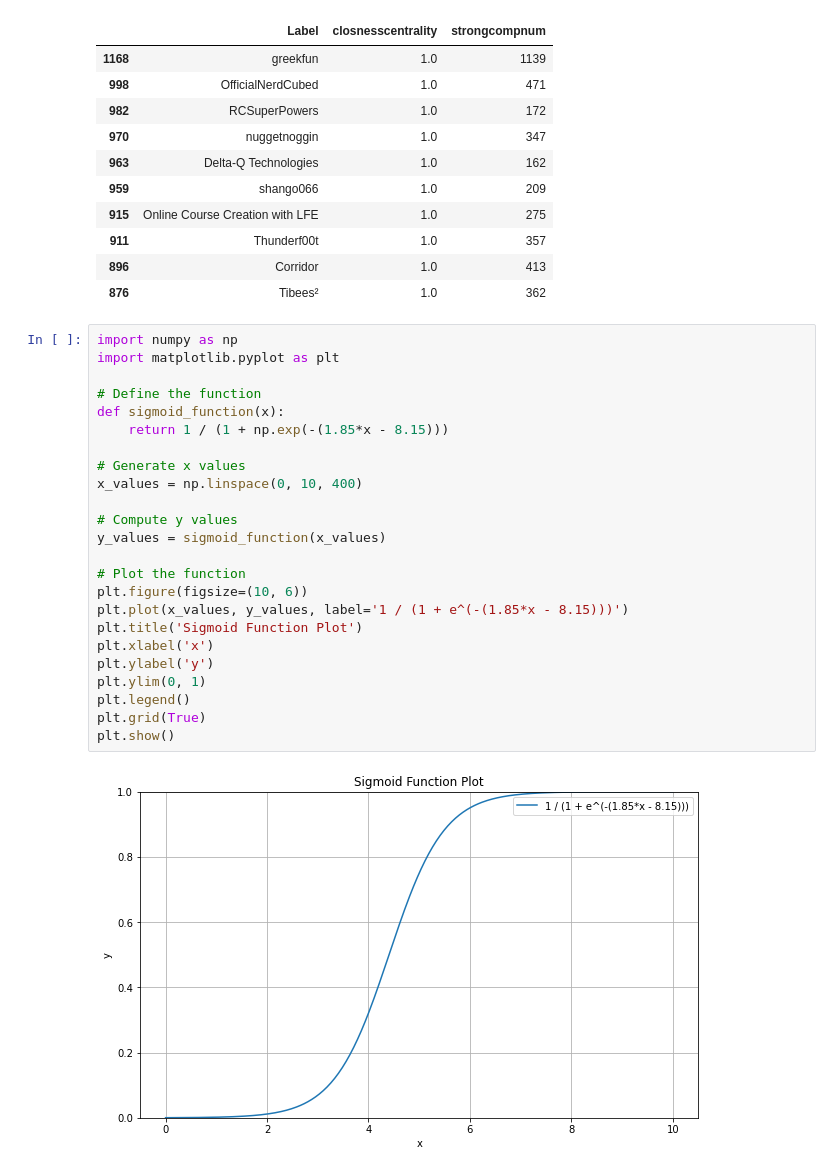
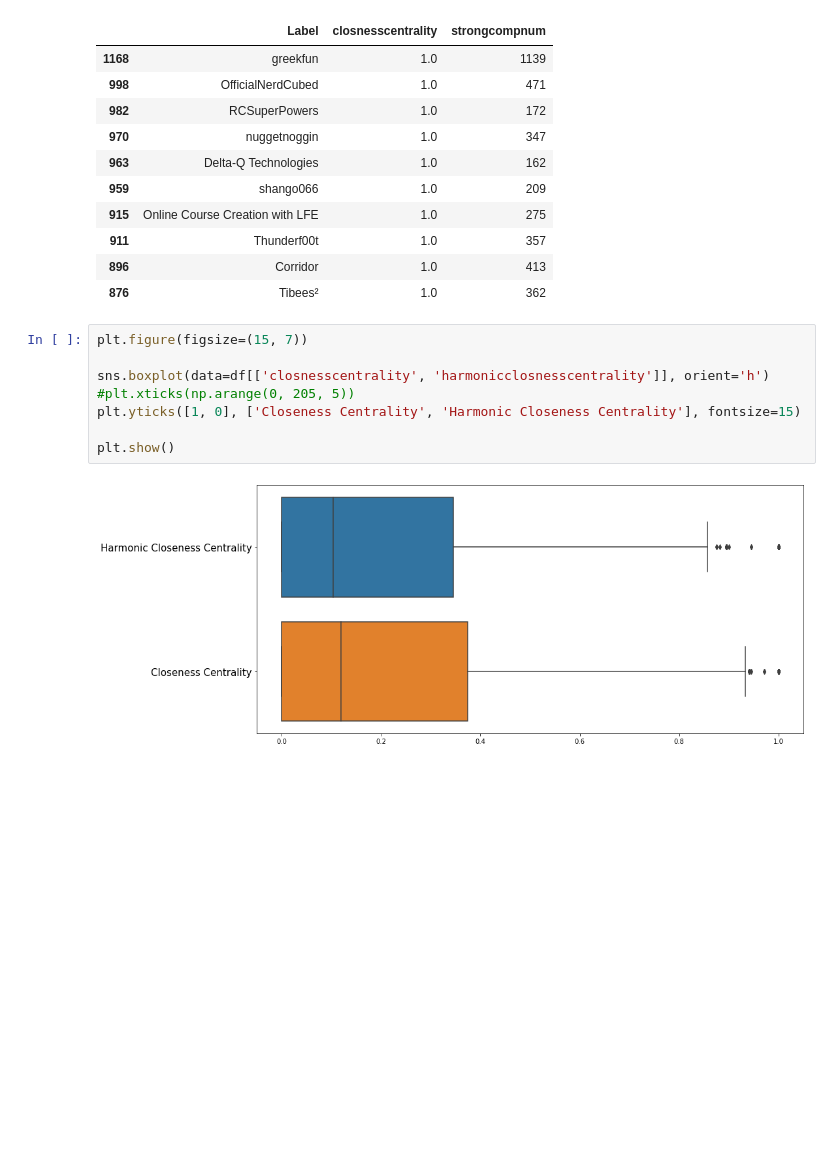
Before and after one commit to alexisfilippakopoulos/Social-Network-Analysis, a Jupyter notebook: data_wrangling.ipynb, the cells around one changed output. Drawn from its saved outputs; the diff is of its cells as text; blank space fills up the shorter version.

```diff
--- a/data_wrangling.ipynb
+++ b/data_wrangling.ipynb
@@ -337,29 +337,13 @@ df[['Label', 'closnesscentrality', 'strongcompnum']].sort_values(by='closnesscen
 | 911 | Thunderf00t | 1.0 | 357 |
 | 896 | Corridor | 1.0 | 413 |
 | 876 | Tibees² | 1.0 | 362 |
-# %%
-import numpy as np
-import matplotlib.pyplot as plt
-
-# Define the function
-def sigmoid_function(x):
-    return 1 / (1 + np.exp(-(1.85*x - 8.15)))
-
-# Generate x values
-x_values = np.linspace(0, 10, 400)
-
-# Compute y values
-y_values = sigmoid_function(x_values)
-
-# Plot the function
-plt.figure(figsize=(10, 6))
-plt.plot(x_values, y_values, label='1 / (1 + e^(-(1.85*x - 8.15)))')
-plt.title('Sigmoid Function Plot')
-plt.xlabel('x')
-plt.ylabel('y')
-plt.ylim(0, 1)
-plt.legend()
-plt.grid(True)
-plt.show()
-# %% [output]
-[figure, removed]
+# %%
+plt.figure(figsize=(15, 7))
+
+sns.boxplot(data=df[['closnesscentrality', 'harmonicclosnesscentrality']], orient='h')
+#plt.xticks(np.arange(0, 205, 5))
+plt.yticks([1, 0], ['Closeness Centrality', 'Harmonic Closeness Centrality'], fontsize=15)
+
+plt.show()
+# %% [output]
+[figure, added]
```
Also changed, not shown: parts of 2 cells of this notebook.
